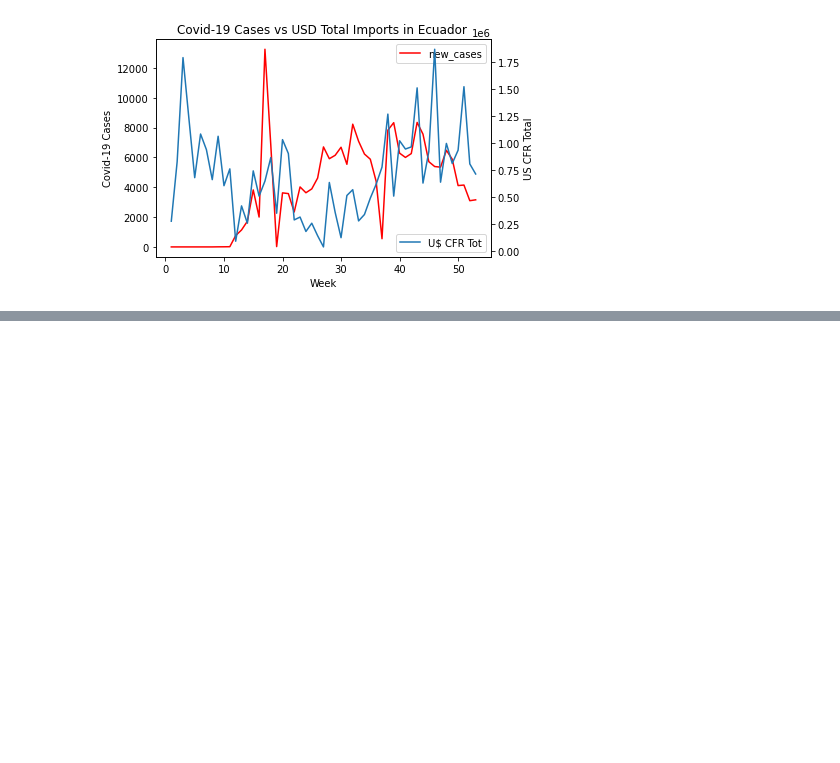
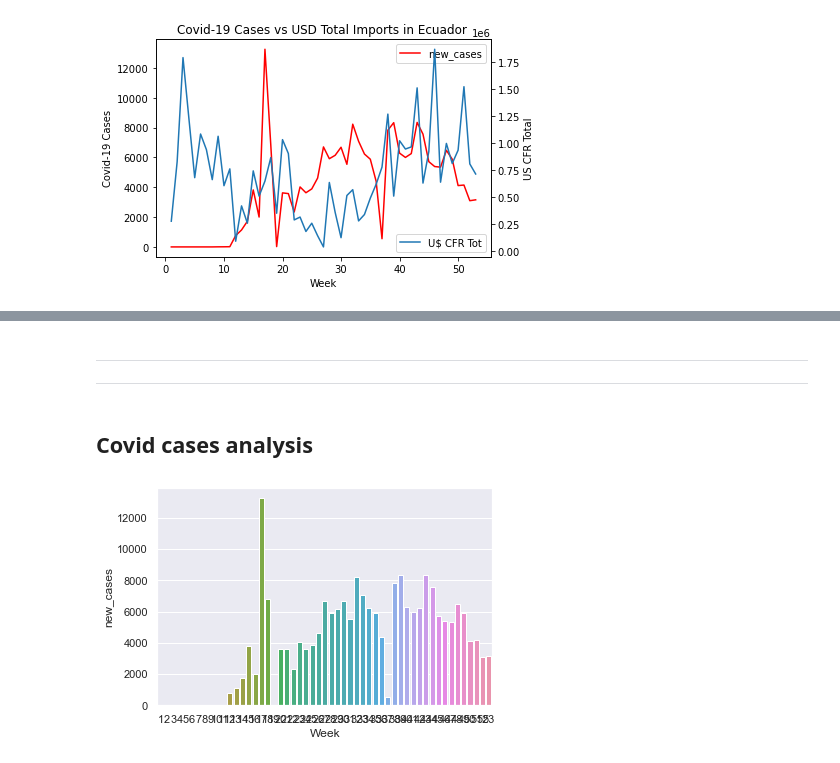
Before and after one commit to RafaelGFernandez01/first_project-, a Jupyter notebook: first-project .ipynb, the cells around one changed output, grey strips where cells are left out. Saved outputs shown, nothing was run; the diff lists cells and outputs as text; code cells hidden in the pictures; blank space fills up the shorter version.

```diff
--- a/first-project .ipynb
+++ b/first-project .ipynb
@@ -277,0 +283,10 @@ Name: Country of Origin, Length: 6539, dtype: object>
+# %% [markdown]
+---
+---
+# %% [markdown]
+## Covid cases analysis
+# %%
+# cases per week
+sns.barplot(x=total_unified_df["Week"], y=total_unified_df["new_cases"]);
+# %% [output]
+[figure, added]
```
Also changed, not shown: parts of 24 cells of this notebook.
